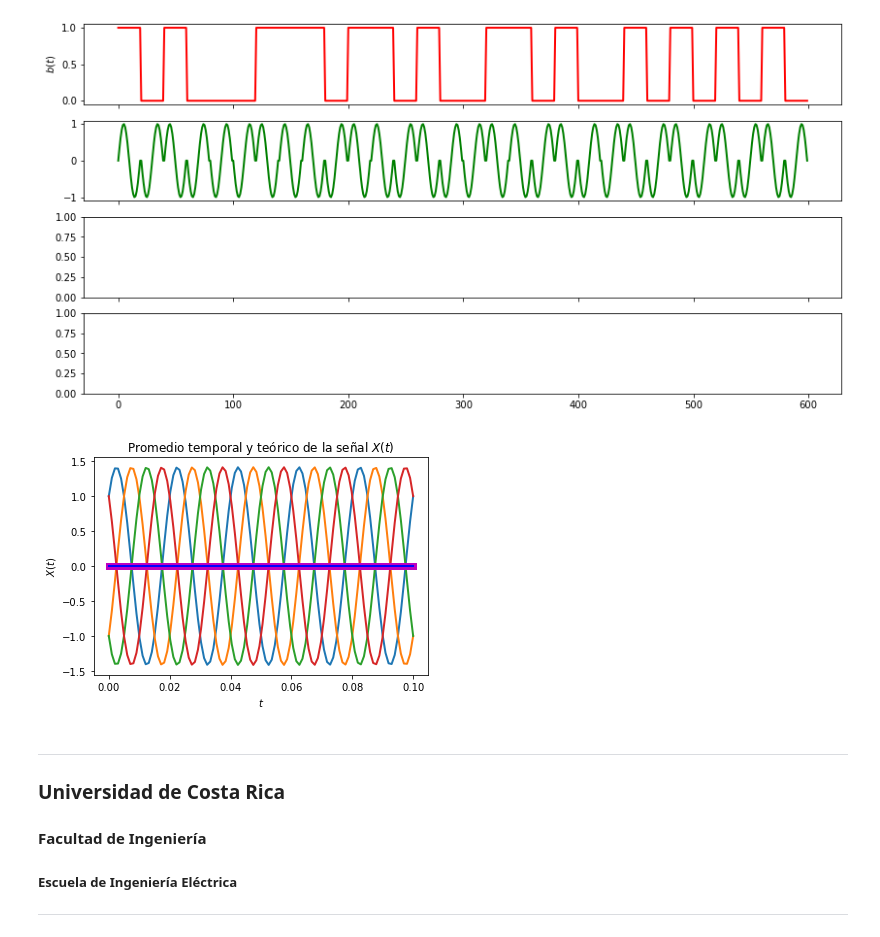
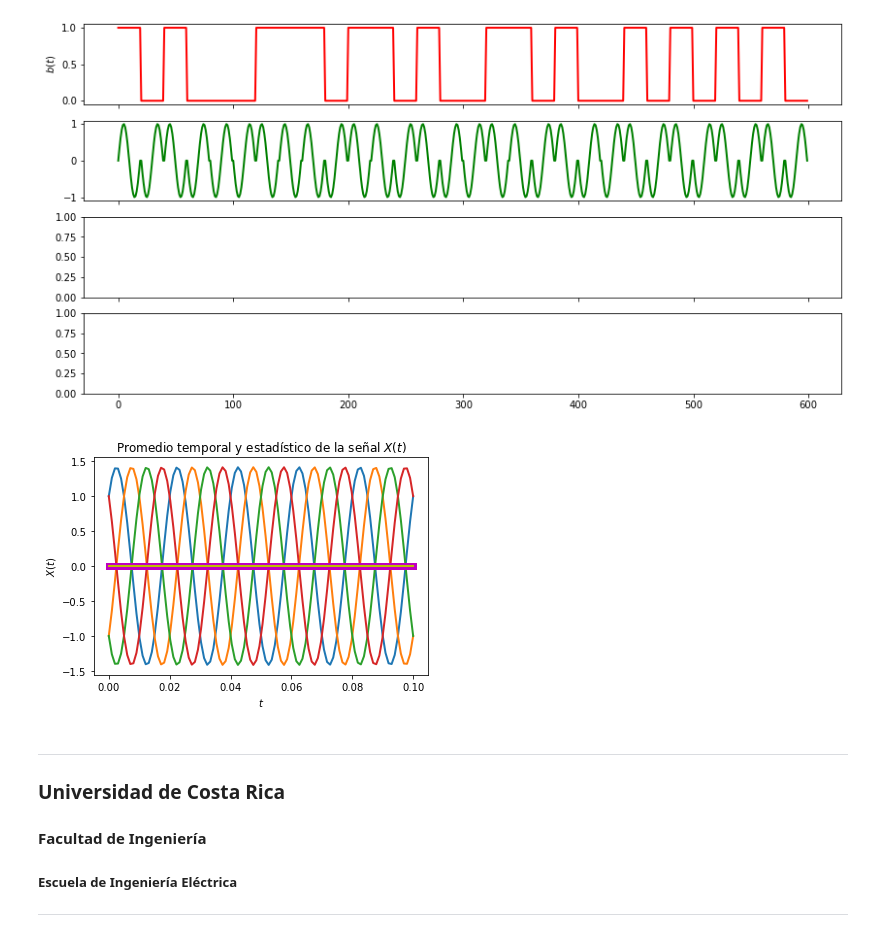
Before and after one commit to kathalsol/Tema4, a Jupyter notebook: P4 (1).ipynb, the cells around one changed output. Cells and saved outputs as stored; diff of their text form; code cells hidden in the pictures.

Commit message:
cambio color

```diff
--- a/P4 (1).ipynb
+++ b/P4 (1).ipynb
@@ -912,35 +912,35 @@ plt.figure()
 
 #Se realiza la codificación para cada función
 for i in A :
     x1 = i * np.cos(2 * (np.pi) * fc * Muestra) + i * np.sin(2 * (np.pi) * fc * Muestra)
     x2 = -i * np.cos(2 * (np.pi) * fc * Muestra) + i * np.sin(2 * (np.pi) * fc * Muestra)
     Xt[i,:] = x1
     Xt[i+1,:] = x2
     plt.plot(Muestra, x1, lw = 2)
     plt.plot(Muestra, x2, lw = 2)
 
 
 #Se calcula el promedio temporal
 PromTemp =  [np.mean(Xt[:,i]) for i in range(len(Muestra))]
 plt.plot(Muestra, PromTemp, color = 'm', lw = 7, label = 'Promedio Temporal')
 
 
 
 #Ahora se debe calcular el promedio del promedio estadístico
 PromEst =  np.mean(senal_Tx) * Muestra
-plt.plot(Muestra, PromEst, color = 'b', lw = 2, label = 'Promedio Estadístico')
+plt.plot(Muestra, PromEst, color = 'y', lw = 2, label = 'Promedio Estadístico')
 
 
 plt.xlabel('$t$')
 plt.ylabel('$X(t)$')
 plt.title('Promedio temporal y estadístico de la señal $X(t)$')
 plt.show()
 
 #Para que un proceso se considere ergódico, se dice que el promedio temporal y el promedio
 #estadístico deben ser iguales. La gráfica muestra como ambos promedios son iguales, por lo
 #tanto, si es un proceso ergódico y también es estacionaria.
 # %% [output]
-[figure, old version]
+[figure, new version]
 # %%
 from scipy import fft
 
```
